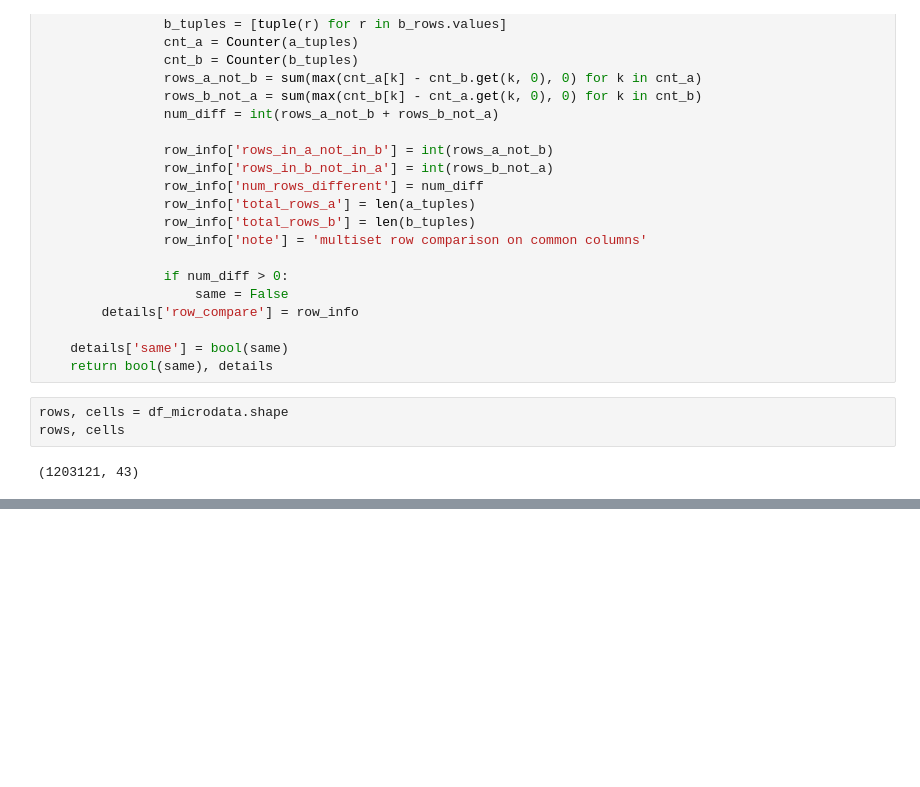
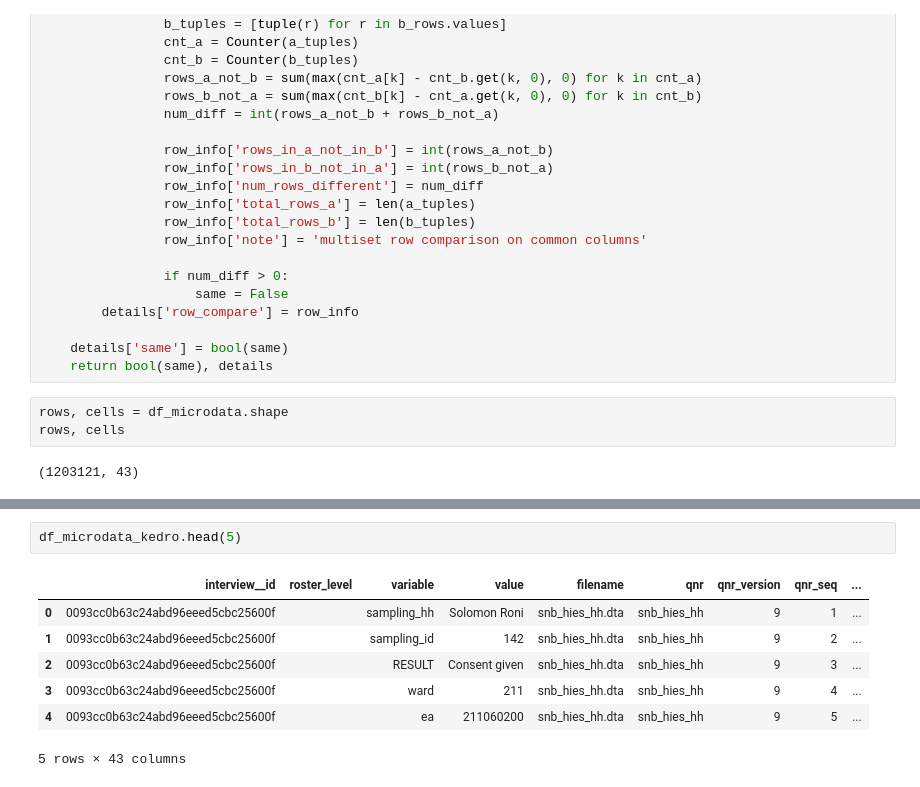
Before and after one commit to RowSquared/rissk, a Jupyter notebook: rissk_kedro/src/rissk_kedro/test_ingestion.ipynb, the cells around one changed output, grey strips where cells are left out. Drawn from its saved outputs; the diff is of its cells as text; blank space fills up the shorter version.

```diff
--- a/rissk_kedro/src/rissk_kedro/test_ingestion.ipynb
+++ b/rissk_kedro/src/rissk_kedro/test_ingestion.ipynb
@@ -308,0 +323,10 @@ compare_parquet_files(df_questionnaire_kedro, df_questionnaire, check='cells')
+# %%
+df_microdata_kedro.head(5)
+# %% [output]
+|  | interview__id | roster_level | variable | value | filename | qnr | qnr_version | qnr_seq | ... |
+| 0 | 0093cc0b63c24abd96eeed5cbc25600f |  | sampling_hh | Solomon Roni | snb_hies_hh.dta | snb_hies_hh | 9 | 1 | ... |
+| 1 | 0093cc0b63c24abd96eeed5cbc25600f |  | sampling_id | 142 | snb_hies_hh.dta | snb_hies_hh | 9 | 2 | ... |
+| 2 | 0093cc0b63c24abd96eeed5cbc25600f |  | RESULT | Consent given | snb_hies_hh.dta | snb_hies_hh | 9 | 3 | ... |
+| 3 | 0093cc0b63c24abd96eeed5cbc25600f |  | ward | 211 | snb_hies_hh.dta | snb_hies_hh | 9 | 4 | ... |
+| 4 | 0093cc0b63c24abd96eeed5cbc25600f |  | ea | 211060200 | snb_hies_hh.dta | snb_hies_hh | 9 | 5 | ... |
+5 rows × 43 columns
```
Also changed, not shown: parts of 4 cells of this notebook, 4 other files.
